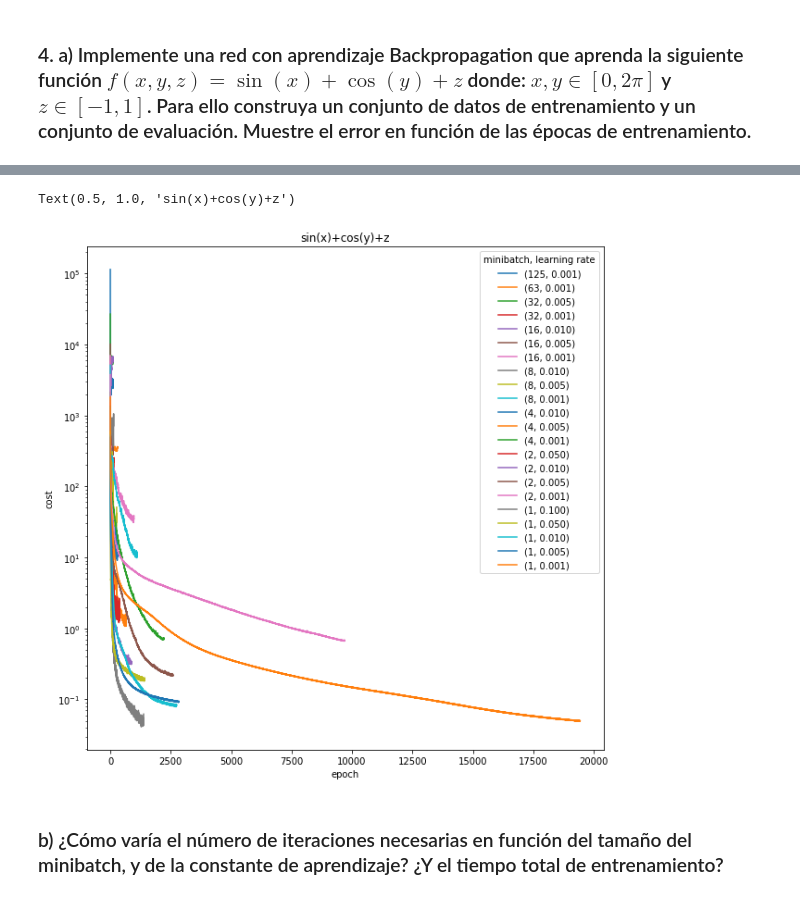
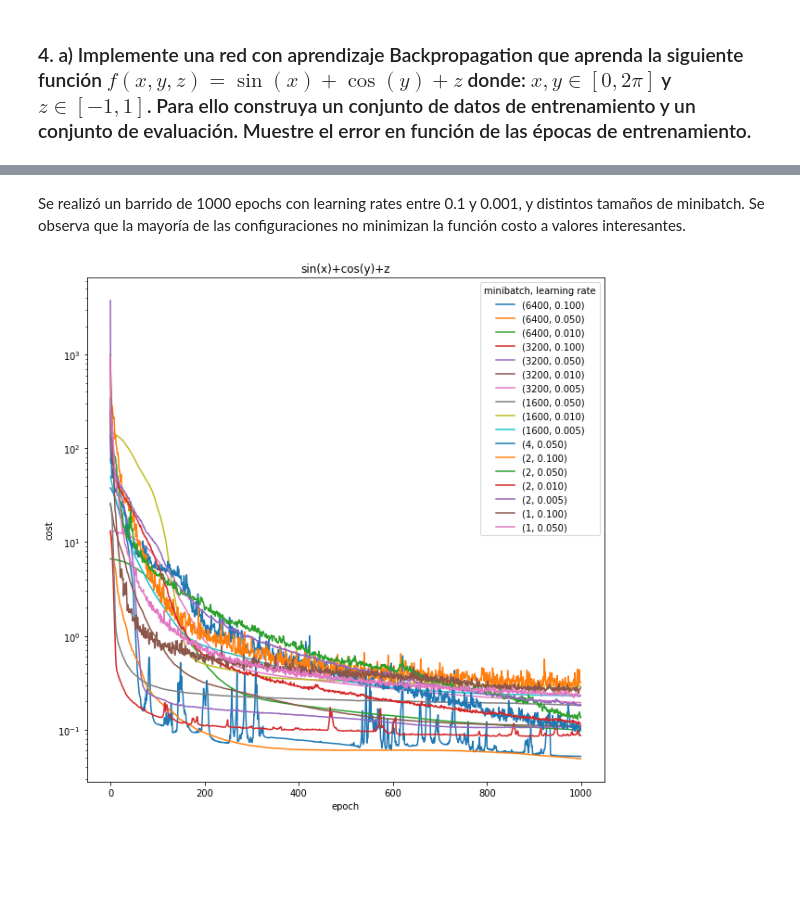
Before and after one commit to xvan/RedesNeuronales, a Jupyter notebook: TP2/tp2/tp2.ipynb, the cells around one changed output, grey strips where cells are left out. Drawn from its saved outputs; the diff is of its cells as text; code cells hidden in the pictures; blank space fills up the shorter version.

Commit message:
1000 Epochs result

```diff
--- a/TP2/tp2/tp2.ipynb
+++ b/TP2/tp2/tp2.ipynb
@@ -459,0 +461,9 @@ También se aprecia como la composición final del costo está determinada por l
+# %%
+for data in sim_data:
+    error = [pair[0] for pair in data[3]]
+    plt.plot(error, label = "(%i, %0.3f)" % data[:2])
+plt.yscale("log")
+plt.xlabel("epoch")
+plt.ylabel("cost")
+#plt.legend(title = "minibatch, learning rate")
+plt.title("sin(x)+cos(y)+z")
@@ -460,18 +473,15 @@ También se aprecia como la composición final del costo está determinada por l
+# %% [markdown]
+Se realizó un barrido de 1000 epochs con learning rates entre 0.1 y 0.001, y distintos tamaños de minibatch. Se observa que la mayoría de las configuraciones no minimizan la función costo a valores interesantes.
 # %%
-with open("data/minibatch.pkl","rb") as fi:
-    sim_data = pickle.load(fi)
-
-filtered_data = [data for data in sim_data if data[3][-1] < 10000]
-
+filtered_data = [data for data in sim_data if data[3][-1][0] < 0.4]
 for data in filtered_data:
-    plt.plot(data[3], label = "(%i, %0.3f)" % data[:2])
+    error = [pair[0] for pair in data[3]]
+    plt.plot(error, label = "(%i, %0.3f)" % data[:2])
 plt.yscale("log")
 plt.xlabel("epoch")
 plt.ylabel("cost")
 plt.legend(title = "minibatch, learning rate")
 plt.title("sin(x)+cos(y)+z")
+filtered_data = sim_data
 # %% [output]
-Text(0.5, 1.0, 'sin(x)+cos(y)+z')
-[figure, old version]
+[figure, new version]
-# %% [markdown]
-### b) ¿Cómo varía el número de iteraciones necesarias en función del tamaño del minibatch, y de la constante de aprendizaje? ¿Y el tiempo total de entrenamiento?
```
Also changed, not shown: parts of 5 cells of this notebook, 3 other files.
